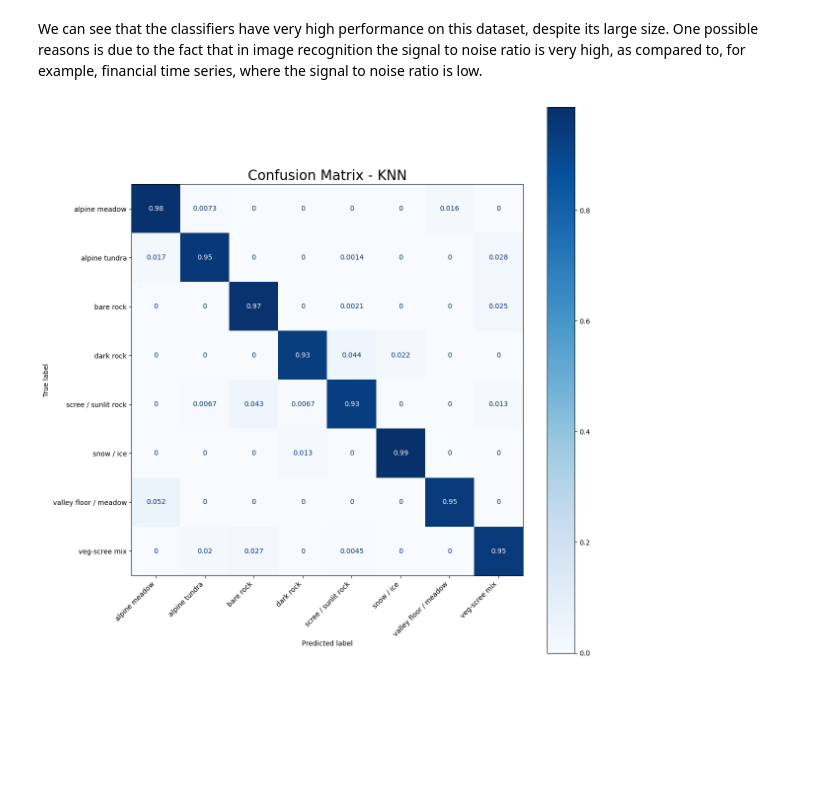
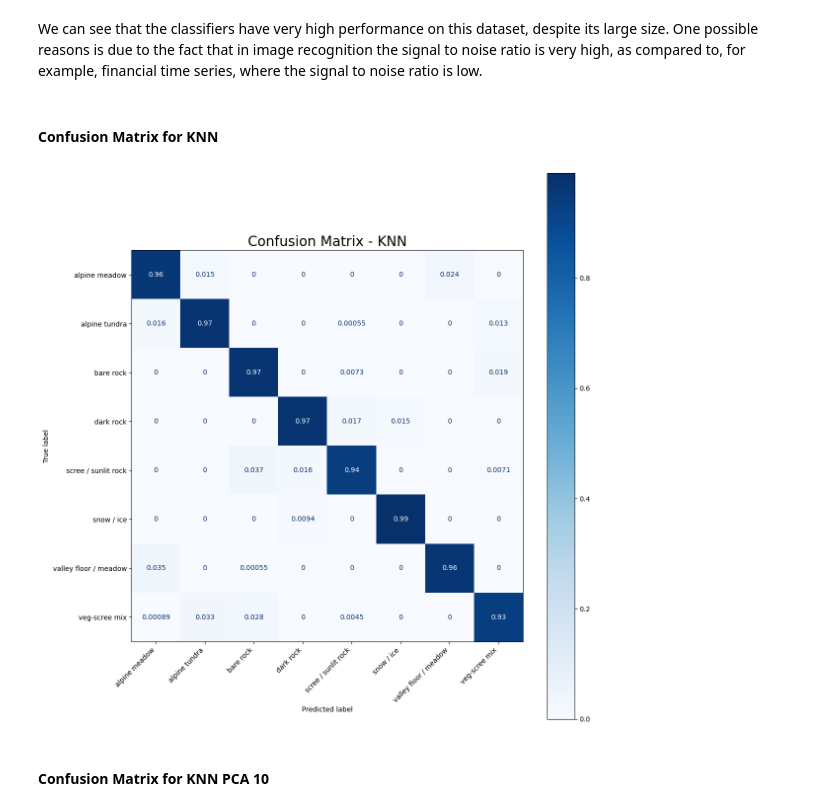
Before and after one commit to Mihneapiuaru/ml_project, a Jupyter notebook: task1_updated.ipynb, the cells around one changed output. Cells and saved outputs as stored; diff of their text form; code cells hidden in the pictures; blank space fills up the shorter version.

```diff
--- a/task1_updated.ipynb
+++ b/task1_updated.ipynb
@@ -516,4 +546,16 @@ X_train, X_test, y_train, y_test = train_test_split(
     shuffle=True,
     stratify=target #This ensures the train and test set follow the same distribution as the original dataset
 )
+# %%
+features_1 = data1_1.drop(columns=["land_type","rgb_hex", "overlay_hex"])
+target_1  = data1_1["land_type"]
+# %%
+X_train_1, X_test_1, y_train_1, y_test_1 = train_test_split(
+    features_1,
+    target_1,
+    test_size=0.2,
+    random_state=42,
+    shuffle=True,
+    stratify=target_1 #This ensures the train and test set follow the same distribution as the original dataset
+)
 # %%
@@ -552,6 +603,12 @@ Use LabelEncoder to transform categorical targets into integer targets
 le = LabelEncoder()
 y_train_encoded = le.fit_transform(y_train)
 y_test_endoced = le.transform(y_test)
+# %%
+#SAMPLED DATA
+
+le_1 = LabelEncoder()
+y_train_encoded_1 = le_1.fit_transform(y_train_1)
+y_test_endoced_1 = le_1.transform(y_test_1)
 # %% [markdown]
 Training target
 # %%
@@ -860,6 +929,18 @@ Increase the number of iterations (max_iter) or scale the data as shown in:
 Please also refer to the documentation for alternative solver options:
     https://scikit-learn.org/stable/modules/linear_model.html#logistic-regression
   n_iter_i = _check_optimize_result(
+# %%
+#--------------------------------------------------------->>
+## Separately for the KNN and SVM - from sampled data (50k)
+#--------------------------------------------------------->>
+
+df_performances_raw_1, df_predictions_raw_1 = multiple_predict_evaluate(
+    my_models_raw, X_train_1, X_test_1, y_train_encoded_1, y_test_endoced_1
+)
+
+df_performances_pca_1, df_predictions_pca_1 = multiple_predict_evaluate(
+    my_models_pca, X_train_1, X_test_1, y_train_encoded_1, y_test_endoced_1
+)
 # %% [markdown]
 Performances of each model on the test set.
 # %%
@@ -1023,13 +1193,17 @@ plot_confusion_matrix(y_test_endoced, df_predictions_pca["GBDT_PCA10"], le.class
 1)
 # %% [markdown]
 We can see that the classifiers have very high performance on this dataset, despite its large size. One possible reasons is due to the fact that in image recognition the signal to noise ratio is very high, as compared to, for example, financial time series, where the signal to noise ratio is low.
+# %% [markdown]
+#### Confusion Matrix for KNN
 # %%
 plot_confusion_matrix(
-    y_test_endoced,
-    df_predictions_raw["KNN"],
-    le.classes_,
+    y_test_endoced_1,
+    df_predictions_raw_1["KNN"],
+    le_1.classes_,
     "true",
     "KNN"
 )
 # %% [output]
-[figure, old version]
+[figure, new version]
+# %% [markdown]
+#### Confusion Matrix for KNN PCA 10
```
Also changed, not shown: parts of 72 cells of this notebook.
